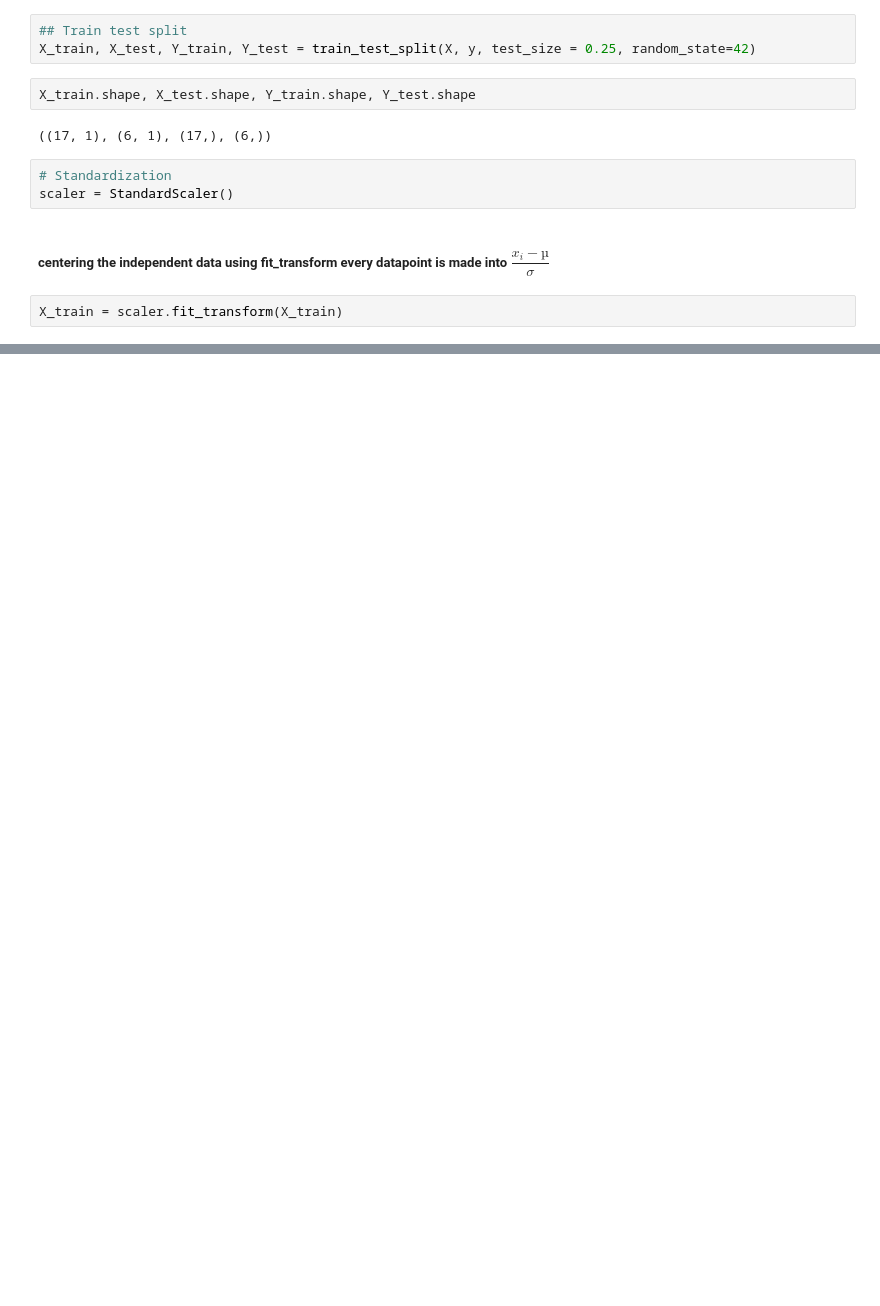
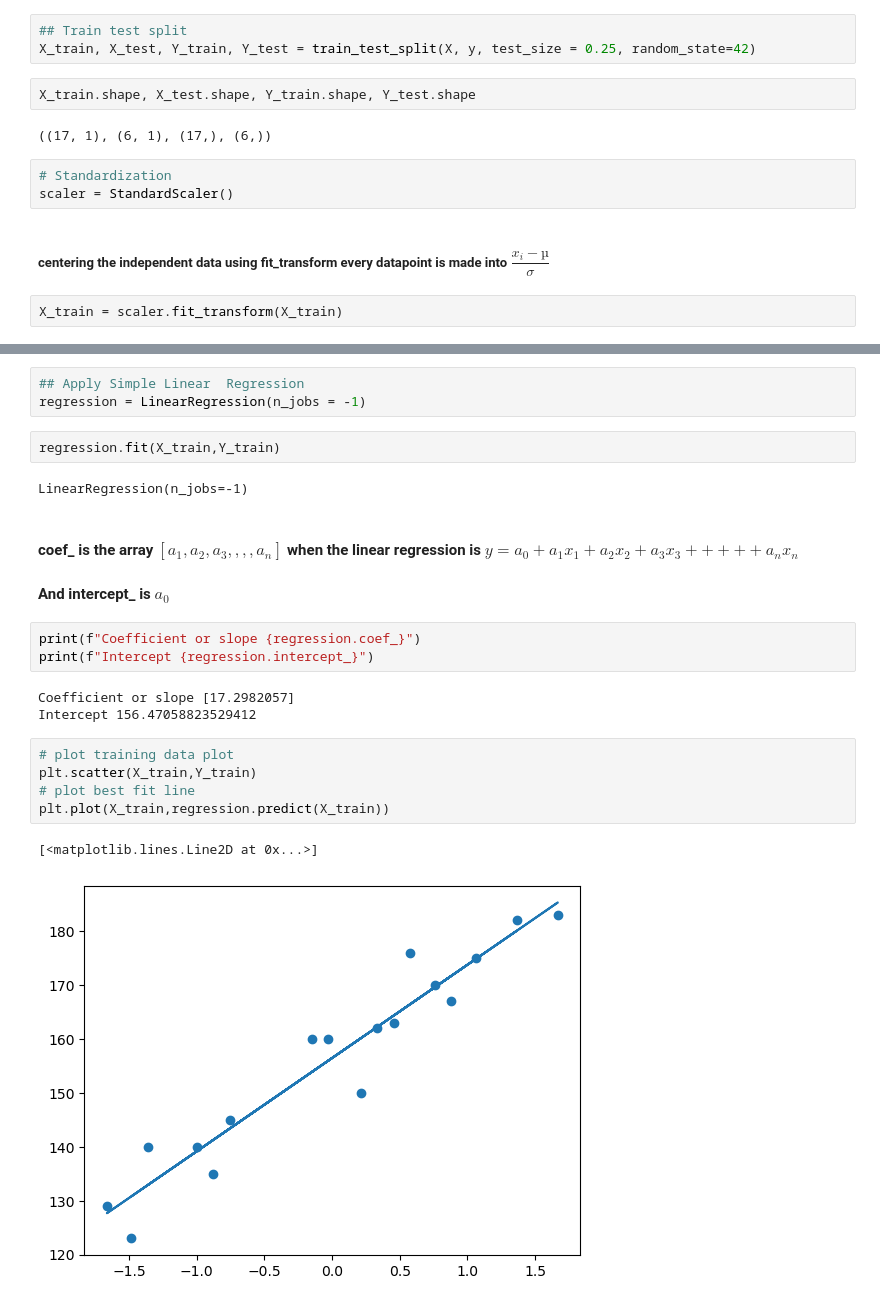
Before and after one commit to Devashish-Belwal/Data-Science-Bootcamp, a Jupyter notebook: 001-Simple-Linear-Regression-Project/Code-For-Linear-Regression-Simple-Project.ipynb, the cells around one changed output, grey strips where cells are left out. Saved outputs shown, nothing was run; the diff lists cells and outputs as text; blank space fills up the shorter version.

Commit message:
final simple project done

```diff
--- a/001-Simple-Linear-Regression-Project/Code-For-Linear-Regression-Simple-Project.ipynb
+++ b/001-Simple-Linear-Regression-Project/Code-For-Linear-Regression-Simple-Project.ipynb
@@ -58,0 +74,24 @@ X_train = scaler.fit_transform(X_train)
+# %%
+## Apply Simple Linear  Regression
+regression = LinearRegression(n_jobs = -1)
+# %%
+regression.fit(X_train,Y_train)
+# %% [output]
+LinearRegression(n_jobs=-1)
+# %% [markdown]
+#### coef_ is the array $[ a_1, a_2, a_3, , , ,  a_n ]$ when the linear regression is $y = a_0 + a_1x_1 + a_2x_2 + a_3x_3 + + + + + a_nx_n$
+#### And intercept_ is $a_0$
+# %%
+print(f"Coefficient or slope {regression.coef_}")
+print(f"Intercept {regression.intercept_}")
+# %% [output]
+Coefficient or slope [17.2982057]
+Intercept 156.47058823529412
+# %%
+# plot training data plot
+plt.scatter(X_train,Y_train)
+# plot best fit line
+plt.plot(X_train,regression.predict(X_train))
+# %% [output]
+[<matplotlib.lines.Line2D at 0x...>]
+[figure, added]
```
Also changed, not shown: parts of 15 cells of this notebook.
